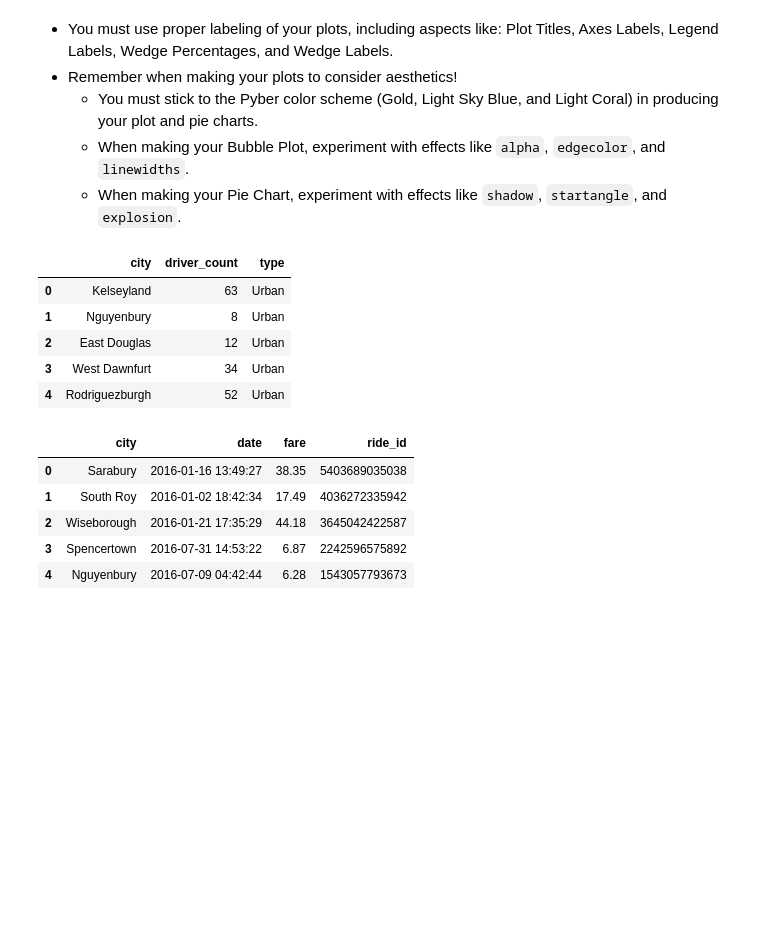
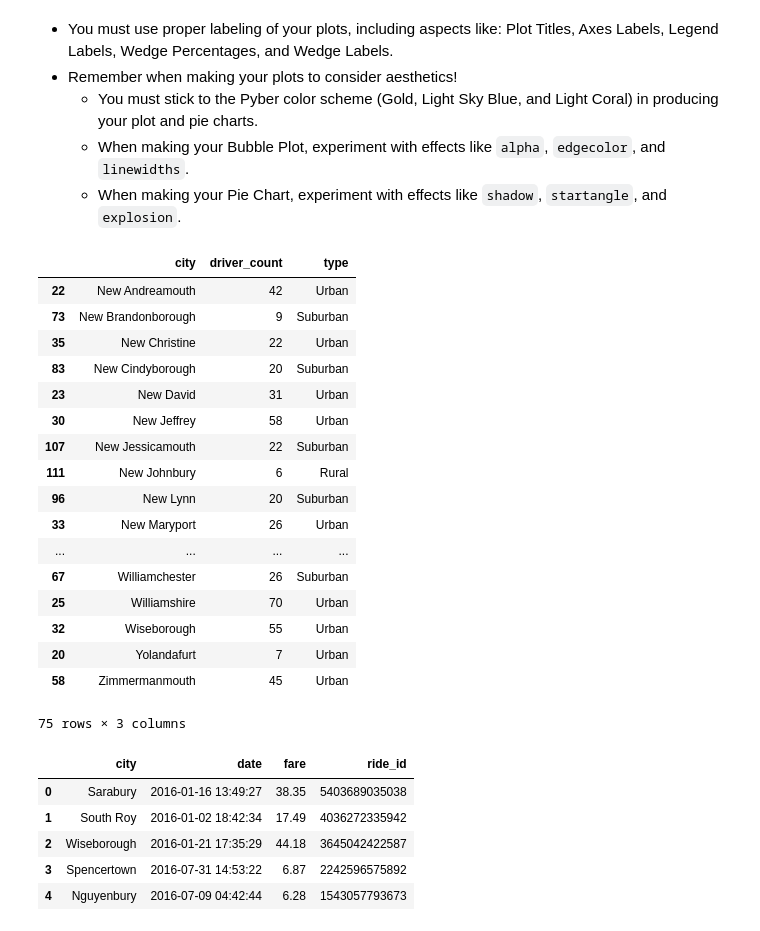
Before and after one commit to wendywalsh/Matplotlib_viz, a Jupyter notebook: Instructions/Pyber/Pyber_Walsh.ipynb, the cells around one changed output. Drawn from its saved outputs; the diff is of its cells as text; code cells hidden in the pictures; blank space fills up the shorter version.

```diff
--- a/Instructions/Pyber/Pyber_Walsh.ipynb
+++ b/Instructions/Pyber/Pyber_Walsh.ipynb
@@ -25,15 +25,27 @@ import os
 # %%
 #Raw data of city csv
 filepath = os.path.join("raw_data/city_data.csv")
 city_raw_df=pd.read_csv(filepath, low_memory="false")
-city_raw_df.head()
+city_raw_df.sort_values("city").tail(75)
 # %% [output]
 |  | city | driver_count | type |
-| 0 | Kelseyland | 63 | Urban |
-| 1 | Nguyenbury | 8 | Urban |
-| 2 | East Douglas | 12 | Urban |
-| 3 | West Dawnfurt | 34 | Urban |
-| 4 | Rodriguezburgh | 52 | Urban |
+| 22 | New Andreamouth | 42 | Urban |
+| 73 | New Brandonborough | 9 | Suburban |
+| 35 | New Christine | 22 | Urban |
+| 83 | New Cindyborough | 20 | Suburban |
+| 23 | New David | 31 | Urban |
+| 30 | New Jeffrey | 58 | Urban |
+| 107 | New Jessicamouth | 22 | Suburban |
+| 111 | New Johnbury | 6 | Rural |
+| 96 | New Lynn | 20 | Suburban |
+| 33 | New Maryport | 26 | Urban |
+| ... | ... | ... | ... |
+| 67 | Williamchester | 26 | Suburban |
+| 25 | Williamshire | 70 | Urban |
+| 32 | Wiseborough | 55 | Urban |
+| 20 | Yolandafurt | 7 | Urban |
+| 58 | Zimmermanmouth | 45 | Urban |
+75 rows × 3 columns
 # %%
 #raw data of ride csv
 filepath2 = os.path.join("raw_data/ride_data.csv")
```
Also changed, not shown: parts of 9 cells of this notebook, 6 other files.
